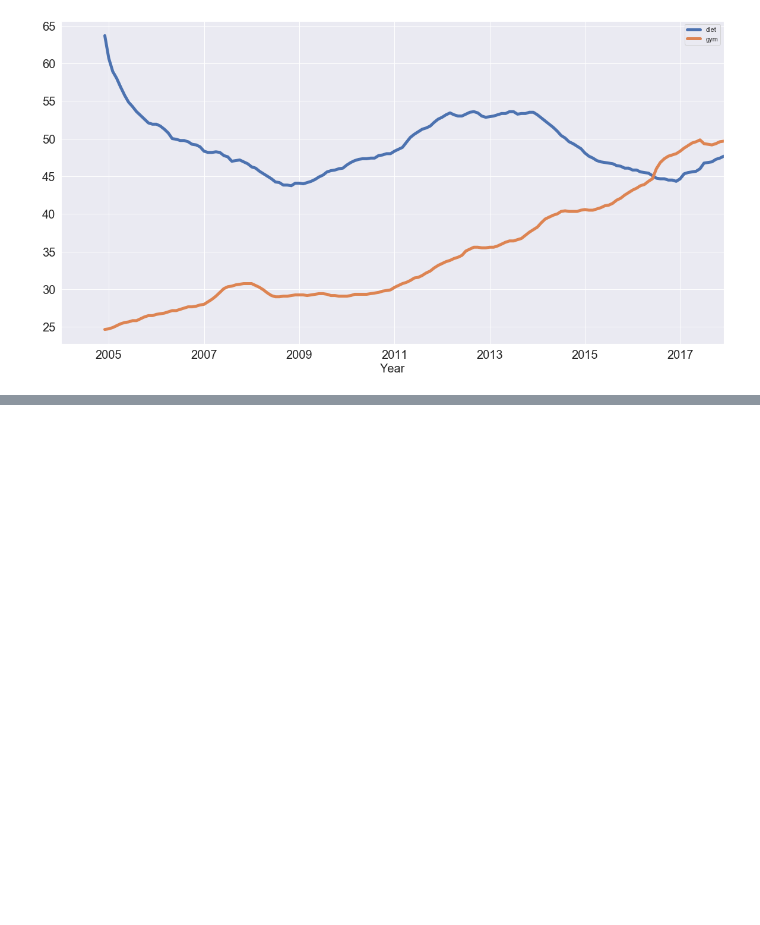
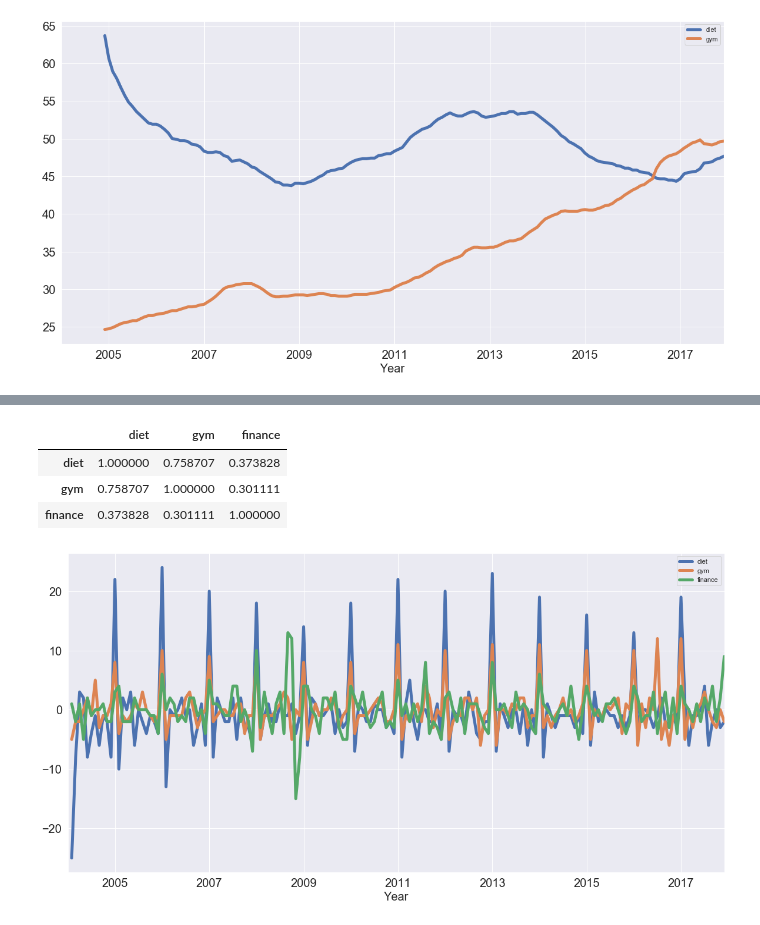
Before and after one commit to pingrunhuang/learningPython, a Jupyter notebook: plotting/time_series_plotting.ipynb, the cells around one changed output, grey strips where cells are left out. Cells and saved outputs as stored; diff of their text form; code cells hidden in the pictures; blank space fills up the shorter version.

```diff
--- a/plotting/time_series_plotting.ipynb
+++ b/plotting/time_series_plotting.ipynb
@@ -82,0 +117,12 @@ Text(0.5, 0, 'Year')
+# %%
+# what if we remove the trend
+periods=1
+df.diff(periods).plot(figsize=(20,10), linewidth=5, fontsize=20)
+plt.xlabel("Year", fontsize=20)
+df.diff(periods).corr()
+# %% [output]
+|  | diet | gym | finance |
+| diet | 1.000000 | 0.758707 | 0.373828 |
+| gym | 0.758707 | 1.000000 | 0.301111 |
+| finance | 0.373828 | 0.301111 | 1.000000 |
+[figure, added]
```
Also changed, not shown: parts of 9 cells of this notebook.
